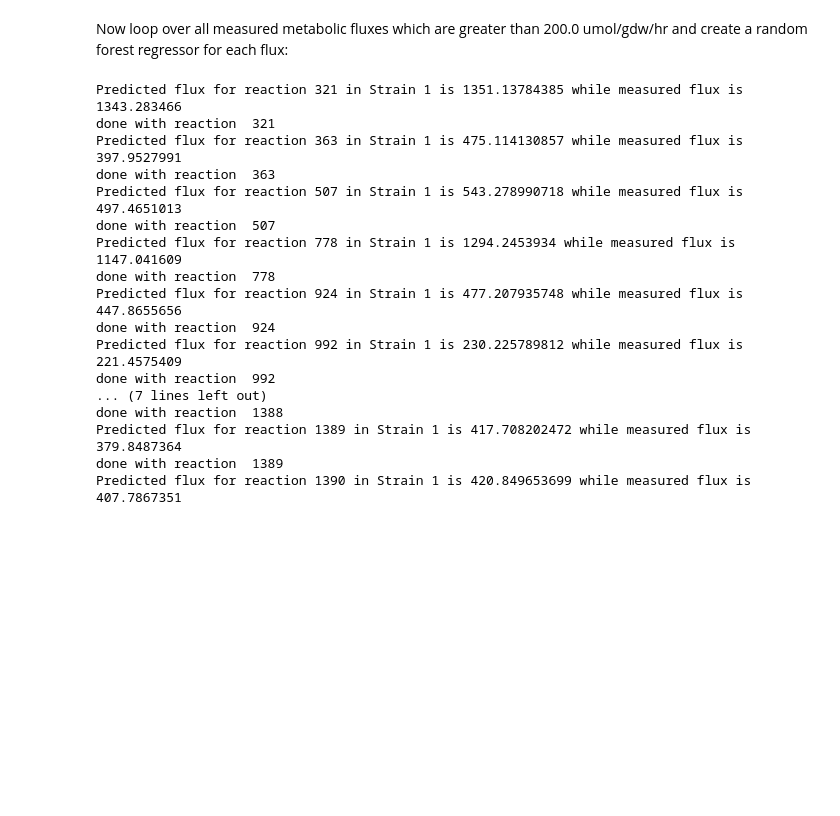
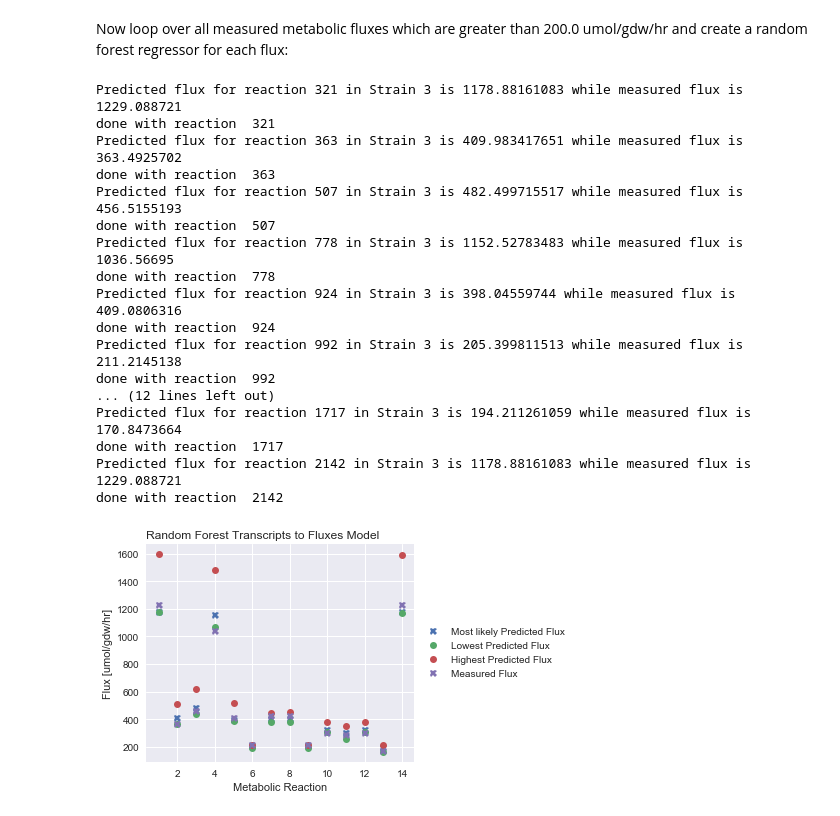
Before and after one commit to LBLQMM/RhodococcusGSM, a Jupyter notebook: notebooks/random-forest-regressor-t2f.ipynb, the cells around one changed output. Drawn from its saved outputs; the diff is of its cells as text; code cells hidden in the pictures; blank space fills up the shorter version.

Commit message:
updated random forest model figures

```diff
--- a/notebooks/random-forest-regressor-t2f.ipynb
+++ b/notebooks/random-forest-regressor-t2f.ipynb
@@ -36,8 +36,8 @@ flux_measured =  []
 for i in range(2143):
     y = np.copy(y_full[:,i])
     if y.mean()>200.0:
-        #use a random foreset regressor with 300 trees, using all 64 cores
-        rf = RandomForestRegressor(n_estimators=300, oob_score=False, random_state=0,n_jobs=-1)
+        #use a random foreset regressor with 100 trees, using all 64 cores
+        rf = RandomForestRegressor(n_estimators=100, oob_score=False, random_state=0,n_jobs=-1)
 
         #calculate cross validation using mean squared error in a 1:9 split
         scores = cross_val_score(rf,X,y=y,scoring='neg_mean_squared_error',cv=10)
@@ -55,7 +55,7 @@ for i in range(2143):
         y_train = y[5:-1]
 
         #Only look at strain number S. There are 54 total strains or scenarios.
-        S = 1
+        S = 3
 
         #make the random forest regressor
         rf.fit(X_train,y_train)
@@ -70,16 +70,23 @@ for i in range(2143):
         #compatible with experimental error
         number_of_measurements = 1000
 
-        #assume experimental measurement error is 10%
-        experimental_error = 0.10
+        #assume experimental measurement error is 20%
+        experimental_error = 0.20
 
+        #first try max and min transcripts possible within experimental error
+        fuzzed_transcpits_permuted = (1.0-experimental_error)*np.copy(fuzzed_transcpits)
+        possible_fluxes.append(rf.predict(fuzzed_transcpits_permuted.reshape(-1, 7734))[0])
+        fuzzed_transcpits_permuted = (1.0+experimental_error)*np.copy(fuzzed_transcpits)
+        possible_fluxes.append(rf.predict(fuzzed_transcpits_permuted.reshape(-1, 7734))[0])
+
+        #now loop over a large number of possible transcript measurements compatible with experimental error
         for j in range(number_of_measurements):
             fuzzed_transcpits_permuted = np.copy(fuzzed_transcpits)
             for k in range(len(fuzzed_transcpits_permuted)):
                 if random.choice([True, False]):
-                    fuzzed_transcpits_permuted[k]= fuzzed_transcpits_permuted[k]*(1-experimental_error)
+                    fuzzed_transcpits_permuted[k]= fuzzed_transcpits_permuted[k]*(1.0-experimental_error)
                 else:
-                    fuzzed_transcpits_permuted[k]= fuzzed_transcpits_permuted[k]*(1+experimental_error)
+                    fuzzed_transcpits_permuted[k]= fuzzed_transcpits_permuted[k]*(1.0+experimental_error)
             possible_fluxes.append(rf.predict(fuzzed_transcpits_permuted.reshape(-1, 7734))[0])
         possible_fluxes = np.array(possible_fluxes)
 
@@ -90,50 +97,61 @@ for i in range(2143):
 
         flux_measured.append(y[S])
 
+        #plot predictions for flux i
+        import seaborn as sns
+        plt.scatter(y,y_p)
+        plt.scatter(y,y)
+        plt.title('Reaction '+str(i))
+        plt.xlabel('Measured flux [umol/gdw/hr]')
+        plt.ylabel('Predicted flux [umol/gdw/hr]')
+        plt.savefig('Reaction'+str(i)+'.pdf')
+        plt.close()
         print('done with reaction ',i)
 
 my_range=range(1,len(flux_measured)+1)
 
 fig = plt.figure()
 ax = plt.subplot(111)
 
 # Shrink current axis by 20%
 box = ax.get_position()
 ax.set_position([box.x0, box.y0, box.width * 0.8, box.height])
 
 
 import seaborn as sns
 ax.plot(my_range, flux_predicted_most_likely,  "X",label='Most likely Predicted Flux')
 ax.plot(my_range, flux_predicted_most_lower,  "o",label='Lowest Predicted Flux')
 ax.plot(my_range, flux_predicted_most_upper,  "o",label='Highest Predicted Flux')
 ax.plot(my_range, flux_measured,  "X",label='Measured Flux')
 
 ax.set_title("Random Forest Transcripts to Fluxes Model", loc='left')
 ax.set_xlabel('Metabolic Reaction')
 ax.set_ylabel('Flux [umol/gdw/hr]')
 
 # Put a legend to the right of the current axis
 ax.legend(loc='center left', bbox_to_anchor=(1, 0.5))
 
-plt.show()
+#plt.show()
+plt.savefig("predicted-fluxes.pdf")
 # %% [output]
-Predicted flux for reaction 321 in Strain 1 is 1351.13784385 while measured flux is 1343.283466
+Predicted flux for reaction 321 in Strain 3 is 1178.88161083 while measured flux is 1229.088721
 done with reaction  321
-Predicted flux for reaction 363 in Strain 1 is 475.114130857 while measured flux is 397.9527991
+Predicted flux for reaction 363 in Strain 3 is 409.983417651 while measured flux is 363.4925702
 done with reaction  363
-Predicted flux for reaction 507 in Strain 1 is 543.278990718 while measured flux is 497.4651013
+Predicted flux for reaction 507 in Strain 3 is 482.499715517 while measured flux is 456.5155193
 done with reaction  507
-Predicted flux for reaction 778 in Strain 1 is 1294.2453934 while measured flux is 1147.041609
+Predicted flux for reaction 778 in Strain 3 is 1152.52783483 while measured flux is 1036.56695
 done with reaction  778
-Predicted flux for reaction 924 in Strain 1 is 477.207935748 while measured flux is 447.8655656
+Predicted flux for reaction 924 in Strain 3 is 398.04559744 while measured flux is 409.0806316
 done with reaction  924
-Predicted flux for reaction 992 in Strain 1 is 230.225789812 while measured flux is 221.4575409
+Predicted flux for reaction 992 in Strain 3 is 205.399811513 while measured flux is 211.2145138
 done with reaction  992
-... (7 lines left out)
-done with reaction  1388
-Predicted flux for reaction 1389 in Strain 1 is 417.708202472 while measured flux is 379.8487364
-done with reaction  1389
-Predicted flux for reaction 1390 in Strain 1 is 420.849653699 while measured flux is 407.7867351
+... (12 lines left out)
+Predicted flux for reaction 1717 in Strain 3 is 194.211261059 while measured flux is 170.8473664
+done with reaction  1717
+Predicted flux for reaction 2142 in Strain 3 is 1178.88161083 while measured flux is 1229.088721
+done with reaction  2142
+[figure, added]
 # %%
 my_range=range(1,len(flux_measured)+1)
 
```
Also changed, not shown: parts of 5 cells of this notebook, 17 other files.
